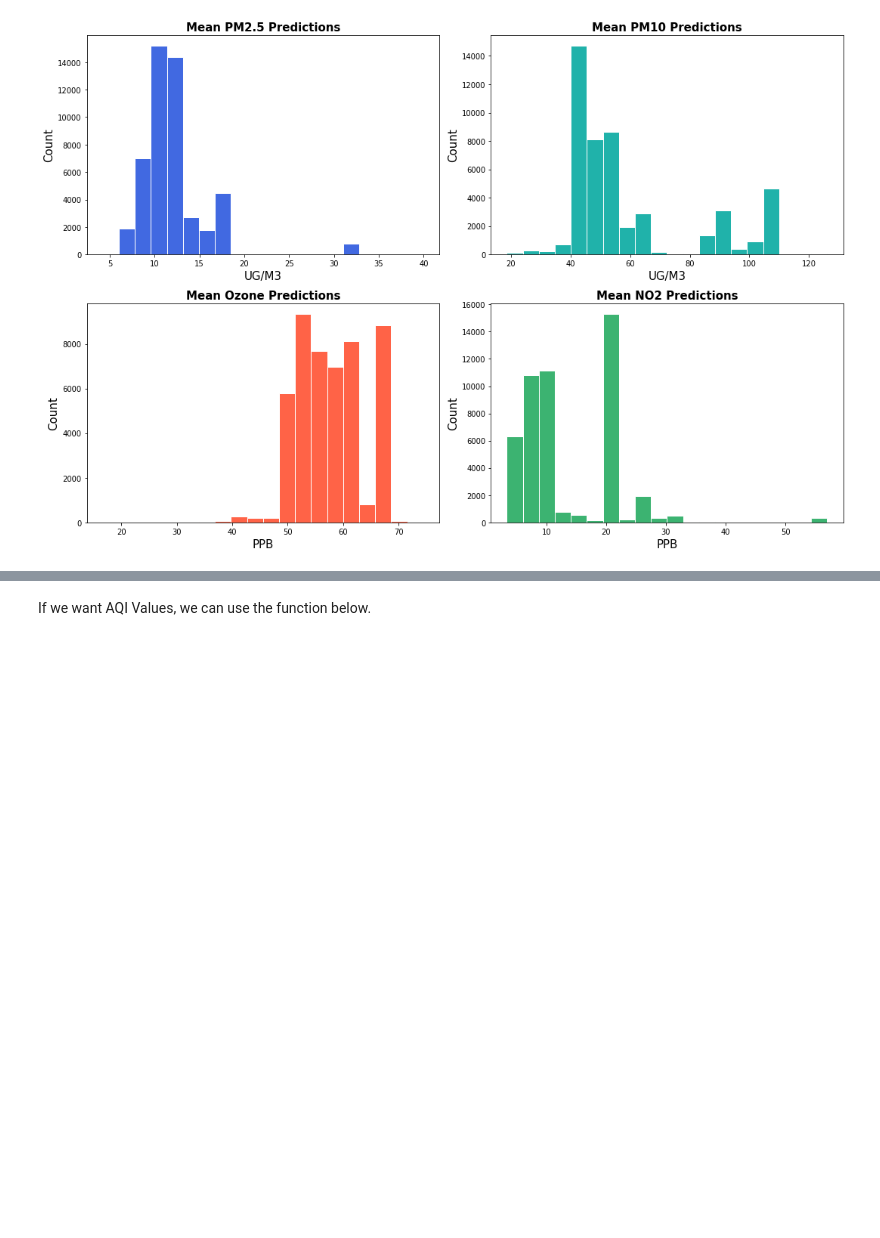
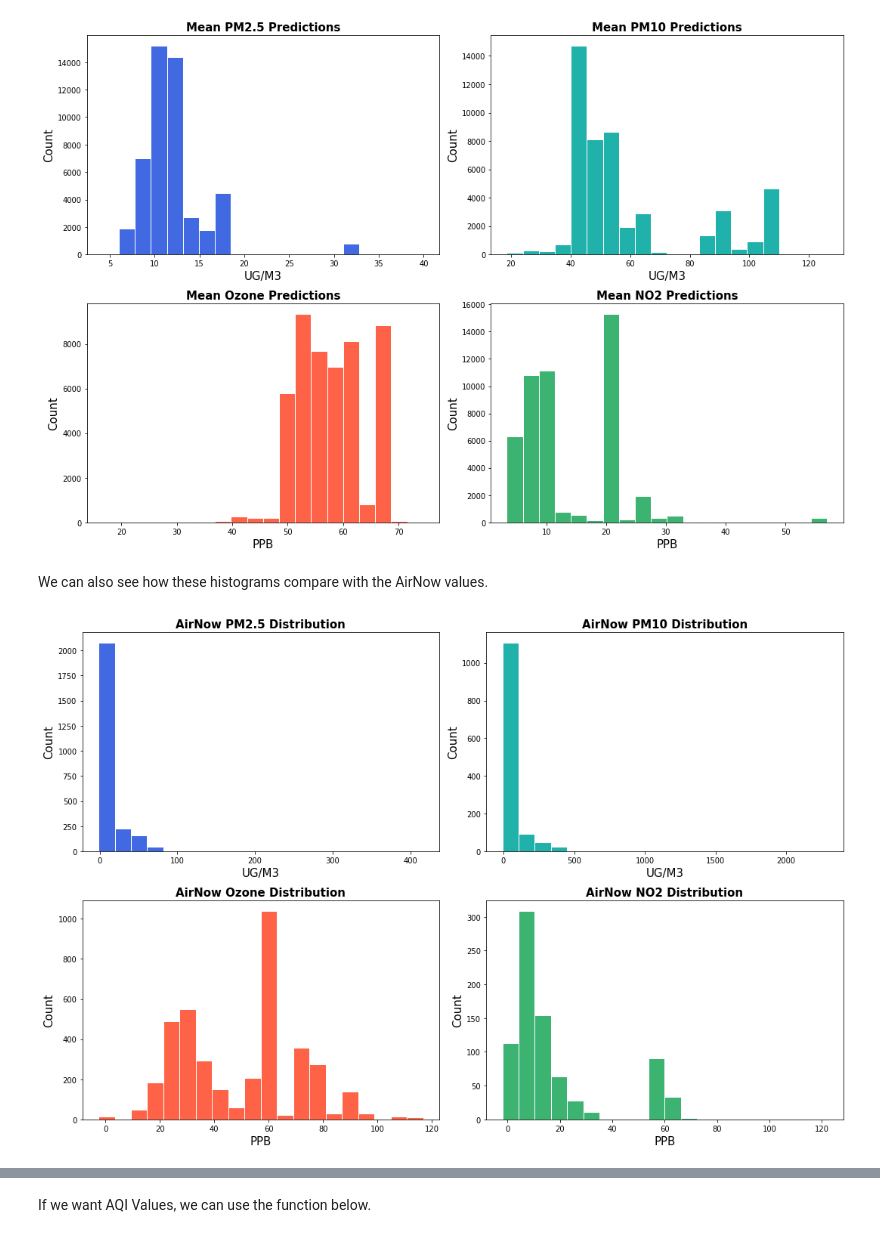
Before and after one commit to hikari-murayama/CA_ag_pollution, a Jupyter notebook: 02_Q1_KNN.ipynb, the cells around one changed output, grey strips where cells are left out. Cells and saved outputs as stored; diff of their text form; code cells hidden in the pictures; blank space fills up the shorter version.

```diff
--- a/02_Q1_KNN.ipynb
+++ b/02_Q1_KNN.ipynb
@@ -360,2 +440,34 @@ plt.savefig('Data/AQ_Predictions.png')
 # %% [output]
 [figure]
+# %% [markdown]
+We can also see how these histograms compare with the AirNow values.
+# %%
+#Filter AirNow for months that we used in our models
+plot = airnow[(airnow['month'] == 3) | (airnow['month'] == 6) |
+       (airnow['month'] == 9) | (airnow['month'] == 10) |
+      (airnow['month'] == 11) | (airnow['month'] == 8)]
+# %%
+#Plot AirNow distribution
+fig, ax = plt.subplots(ncols = 2, nrows = 2, figsize = (15, 10))
+ax[0,0].hist(plot[plot['Parameter'] == 'PM2.5']['Value_mean'], edgecolor = 'white', color = 'royalblue', bins = 20)
+ax[0,0].set_xlabel('UG/M3', size = 15)
+ax[0,0].set_ylabel('Count', size = 15)
+ax[0,0].set_title('AirNow PM2.5 Distribution', fontweight = 'bold', size = 15)
+
+ax[0,1].hist(plot[plot['Parameter'] == 'PM10']['Value_mean'], edgecolor = 'white', color = 'lightseagreen', bins = 20)
+ax[0,1].set_xlabel('UG/M3', size = 15)
+ax[0,1].set_ylabel('Count', size = 15)
+ax[0,1].set_title('AirNow PM10 Distribution', fontweight = 'bold', size = 15)
+
+ax[1,0].hist(plot[plot['Parameter'] == 'OZONE']['Value_mean'], edgecolor = 'white', color = 'tomato', bins = 20)
+ax[1,0].set_xlabel('PPB', size = 15)
+ax[1,0].set_ylabel('Count', size = 15)
+ax[1,0].set_title('AirNow Ozone Distribution', fontweight = 'bold', size = 15)
+
+ax[1,1].hist(plot[plot['Parameter'] == 'NO2']['Value_mean'], edgecolor = 'white', color = 'mediumseagreen', bins = 20)
+ax[1,1].set_xlabel('PPB', size = 15)
+ax[1,1].set_ylabel('Count', size = 15)
+ax[1,1].set_title('AirNow NO2 Distribution', fontweight = 'bold', size = 15)
+plt.tight_layout()
+# %% [output]
+[figure, added]
```
Also changed, not shown: parts of 39 cells of this notebook.
